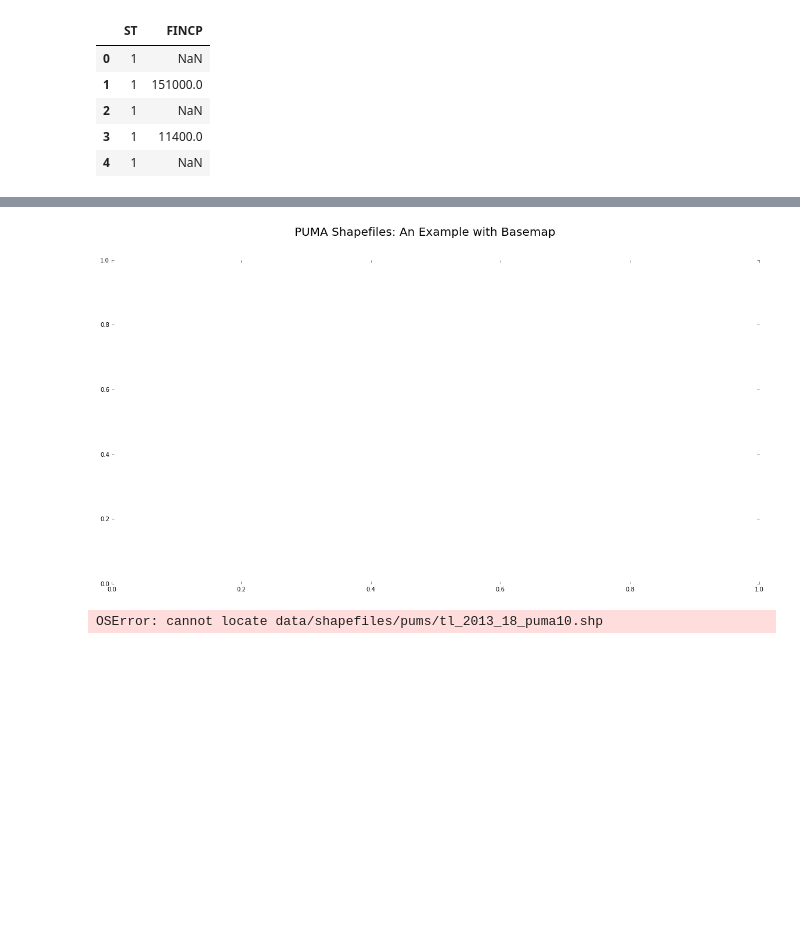
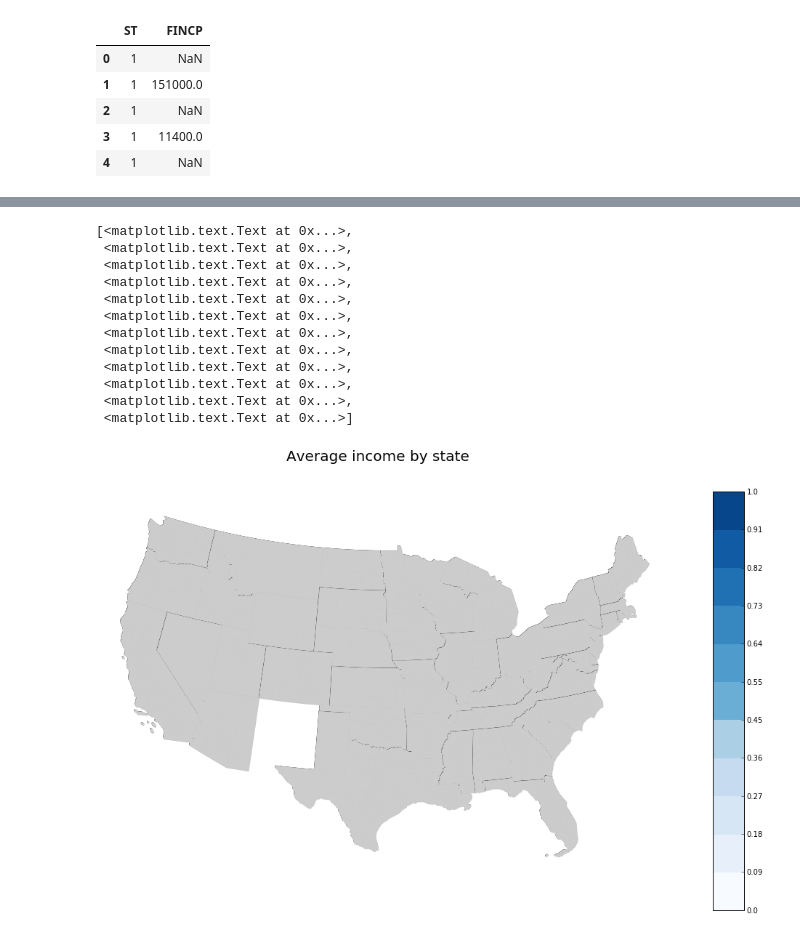
Before and after one commit to jgzuke/KaggleScripts, a Jupyter notebook: AmericanSurvey/AmericanSurvey.ipynb, the cells around one changed output, grey strips where cells are left out. Cells and saved outputs as stored; diff of their text form; code cells hidden in the pictures; blank space fills up the shorter version.

Commit message:
working basemap

```diff
--- a/AmericanSurvey/AmericanSurvey.ipynb
+++ b/AmericanSurvey/AmericanSurvey.ipynb
@@ -19,8 +19,9 @@ housing_a.head()
 | 3 | 1 | 11400.0 |
 | 4 | 1 | NaN |
 # %%
+average_incomes = {}
 for i in range(1, 72):
     incomes = housing[housing.ST == i].FINCP.values
     if (len(incomes > 0)):
         income_average = np.average(incomes[~np.isnan(incomes)])
-        print ('State %d: Average income %d' % (i, income_average))
+        average_incomes[i] = income_average
@@ -45,20 +28,18 @@ State 56: Average income 82832
 # %%
 import matplotlib as mpl
 import matplotlib.pyplot as plt
-import numpy as np
-import random
 from matplotlib.patches import Polygon, PathPatch
 from matplotlib.collections import PatchCollection
 from mpl_toolkits.basemap import Basemap
 state_codes = {'01': 'Alabama',
-               '02': 'Alaska',
+               #'02': 'Alaska',
                '04': 'Arizona',
                '05': 'Arkansas',
                '06': 'California',
                '08': 'Colorado',
                '09': 'Connecticut',
                '10': 'Delaware',
-               '11': 'District of Columbia',
+               #'11': 'District of Columbia',
                '12': 'Florida',
                '13': 'Georgia',
                '15': 'Hawaii',
@@ -81,7 +62,7 @@ state_codes = {'01': 'Alabama',
                '32': 'Nevada',
                '33': 'New Hampshire',
                '34': 'New Jersey',
-               '35': 'New Mexico',
+               #'35': 'New Mexico',
                '36': 'New York',
                '37': 'North Carolina',
                '38': 'North Dakota',
@@ -102,47 +83,55 @@ state_codes = {'01': 'Alabama',
                '55': 'Wisconsin',
                '56': 'Wyoming'
                }
-# %%
-fig = plt.figure(figsize=(20,10))
-ax = fig.add_subplot(111, axisbg='w', frame_on=False)
-fig.suptitle('PUMA Shapefiles: An Example with Basemap', fontsize=20)
-
-
-# create a map object with the Albert Equal Areas projection.
-# This projection tends to look nice for the contiguous us.
-m = Basemap(width=5000000,height=3500000,
-            resolution='l',projection='aea',\
-            lat_1=30.,lat_2=50,lon_0=-96,lat_0=38)
-# %% [output]
-[figure, removed]
 # %%
+fig = plt.figure(figsize=(20,10))
+ax = fig.add_subplot(111, axisbg='w', frame_on=False)
+fig.suptitle('Average income by state', fontsize=20)
+
+m = Basemap(width=5000000,height=3500000,
+            resolution='l',projection='aea',\
+            lat_1=30.,lat_2=50,lon_0=-96,lat_0=38)
+
 num_colors = 12
 cm = plt.get_cmap('Blues')
 blues = [cm(1.*i/num_colors) for i in range(num_colors)]
 
 # add colorbar legend
 cmap = mpl.colors.ListedColormap(blues)
 # define the bins
 bounds = np.linspace(0.0, 1.0, num_colors)
 
 # read each states shapefile
+averages = []
 for key in state_codes.keys():
     m.readshapefile('data/shapefiles/pums/tl_2013_{0}_puma10'.format(key),
                     name='state', drawbounds=True, default_encoding='latin-1')
-
-    # loop through each PUMA and assign a random color from our colorramp
-    for info, shape in zip(m.state_info, m.state):
-        patches = [Polygon(np.array(shape), True)]
-        pc = PatchCollection(patches, edgecolor='k', linewidths=1., zorder=2)
-        pc.set_color(random.choice(blues))
-        ax.add_collection(pc)
+    print ('a')
+    if key in average_incomes:
+        print ('b')
+        income = average_incomes[key]
+        for info, shape in zip(m.state_info, m.state):
+            patches = [Polygon(np.array(shape), True)]
+            pc = PatchCollection(patches, edgecolor='k', linewidths=1., zorder=2)
+            pc.set_color('#cccccc')
+            ax.add_collection(pc)
 
 # create a second axes for the colorbar
 ax2 = fig.add_axes([0.82, 0.1, 0.03, 0.8])
 cb = mpl.colorbar.ColorbarBase(ax2, cmap=cmap, ticks=bounds, boundaries=bounds,
                                format='%1i')
 cb.ax.set_yticklabels([str(round(i, 2)) for i in bounds])
-
-plt.savefig('map.png')
 # %% [output]
-OSError: cannot locate data/shapefiles/pums/tl_2013_18_puma10.shp
+[<matplotlib.text.Text at 0x...>,
+ <matplotlib.text.Text at 0x...>,
+ <matplotlib.text.Text at 0x...>,
+ <matplotlib.text.Text at 0x...>,
+ <matplotlib.text.Text at 0x...>,
+ <matplotlib.text.Text at 0x...>,
+ <matplotlib.text.Text at 0x...>,
+ <matplotlib.text.Text at 0x...>,
+ <matplotlib.text.Text at 0x...>,
+ <matplotlib.text.Text at 0x...>,
+ <matplotlib.text.Text at 0x...>,
+ <matplotlib.text.Text at 0x...>]
+[figure, added]
```
Also changed, not shown: parts of 1 cell of this notebook, 1 other file.
